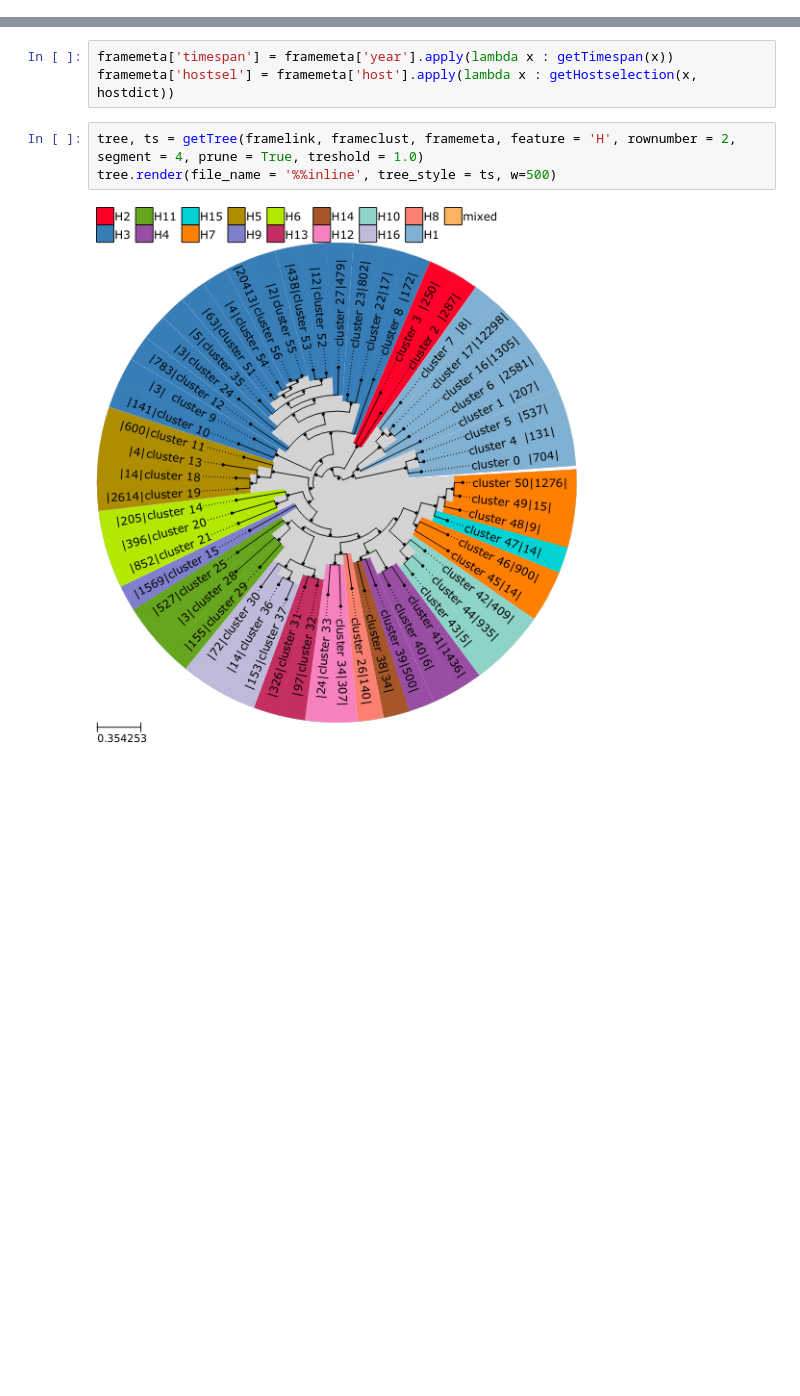
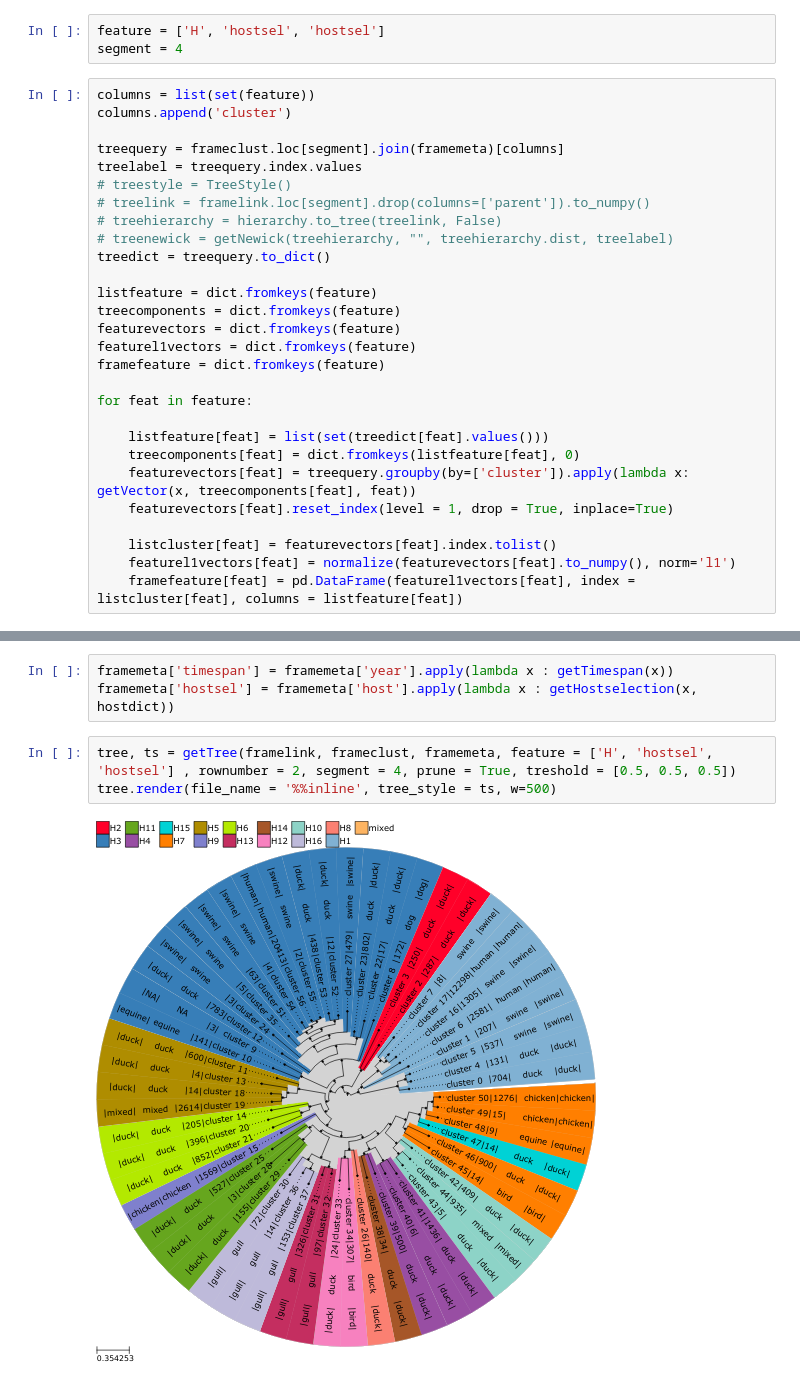
Before and after one commit to ahenoch/FluClust, a Jupyter notebook: Tree.ipynb, the cells around one changed output, grey strips where cells are left out. Drawn from its saved outputs; the diff is of its cells as text; blank space fills up the shorter version.

```diff
--- a/Tree.ipynb
+++ b/Tree.ipynb
@@ -72,4 +72,35 @@ def getVector(frame, components, col):
     duplicate.clear()
 
     return(vector)
+# %%
+feature = ['H', 'hostsel', 'hostsel']
+segment = 4
+# %%
+columns = list(set(feature))
+columns.append('cluster')
+
+treequery = frameclust.loc[segment].join(framemeta)[columns]
+treelabel = treequery.index.values
+# treestyle = TreeStyle()
+# treelink = framelink.loc[segment].drop(columns=['parent']).to_numpy()
+# treehierarchy = hierarchy.to_tree(treelink, False)
+# treenewick = getNewick(treehierarchy, "", treehierarchy.dist, treelabel)
+treedict = treequery.to_dict()
+
+listfeature = dict.fromkeys(feature)
+treecomponents = dict.fromkeys(feature)
+featurevectors = dict.fromkeys(feature)
+featurel1vectors = dict.fromkeys(feature)
+framefeature = dict.fromkeys(feature)
+
+for feat in feature:
+
+    listfeature[feat] = list(set(treedict[feat].values()))
+    treecomponents[feat] = dict.fromkeys(listfeature[feat], 0)
+    featurevectors[feat] = treequery.groupby(by=['cluster']).apply(lambda x: getVector(x, treecomponents[feat], feat))
+    featurevectors[feat].reset_index(level = 1, drop = True, inplace=True)
+
+    listcluster[feat] = featurevectors[feat].index.tolist()
+    featurel1vectors[feat] = normalize(featurevectors[feat].to_numpy(), norm='l1')
+    framefeature[feat] = pd.DataFrame(featurel1vectors[feat], index = listcluster[feat], columns = listfeature[feat])
 # %%
@@ -228,7 +279,7 @@ hostdict =	{
 framemeta['timespan'] = framemeta['year'].apply(lambda x : getTimespan(x))
 framemeta['hostsel'] = framemeta['host'].apply(lambda x : getHostselection(x, hostdict))
 # %%
-tree, ts = getTree(framelink, frameclust, framemeta, feature = 'H', rownumber = 2, segment = 4, prune = True, treshold = 1.0)
+tree, ts = getTree(framelink, frameclust, framemeta, feature = ['H', 'hostsel', 'hostsel'] , rownumber = 2, segment = 4, prune = True, treshold = [0.5, 0.5, 0.5])
 tree.render(file_name = '%%inline', tree_style = ts, w=500)
 # %% [output]
-[figure, old version]
+[figure, new version]
```
Also changed, not shown: parts of 3 cells of this notebook.
